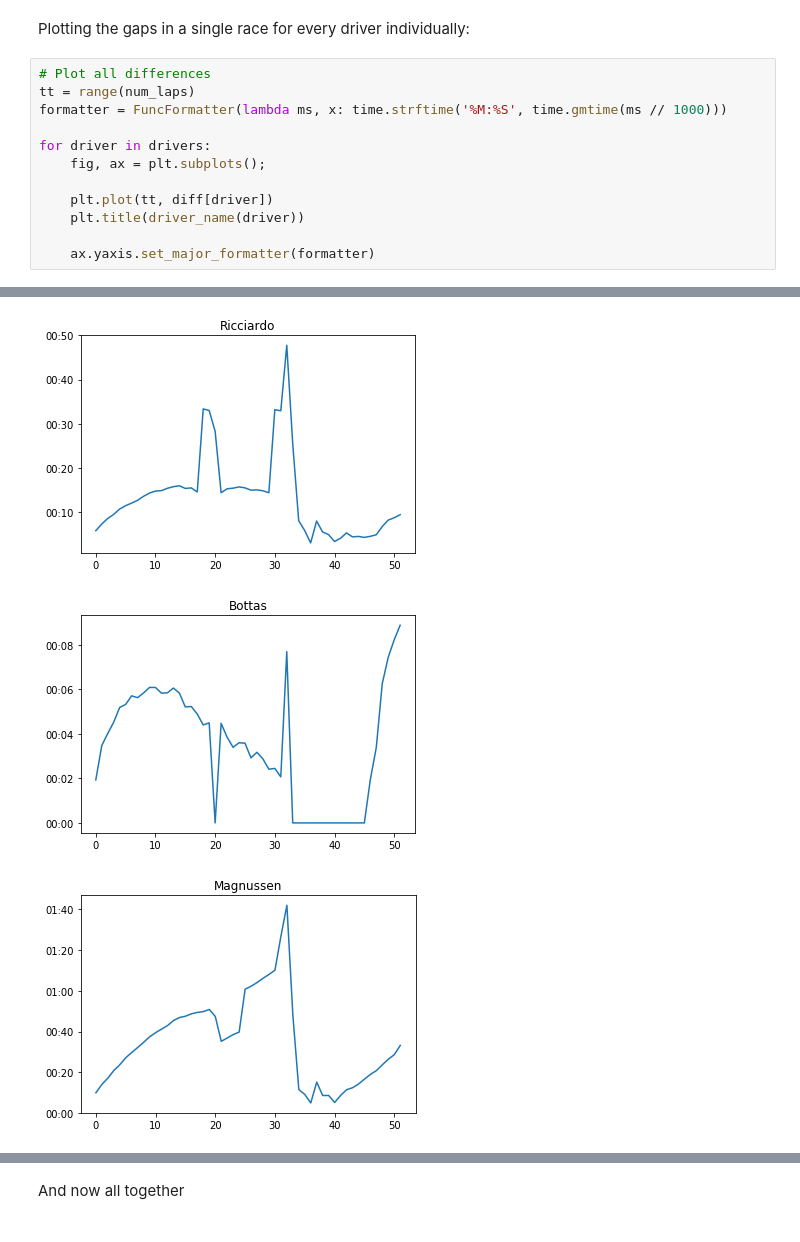
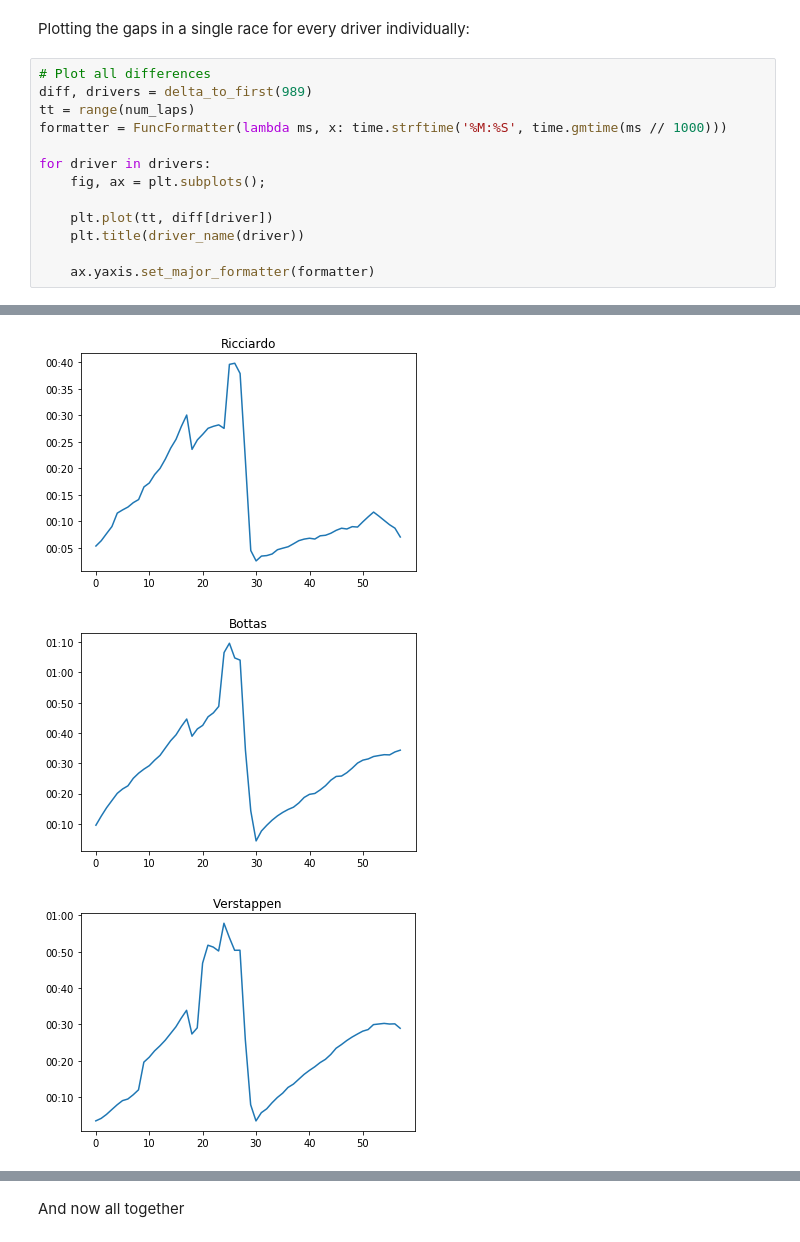
Before and after one commit to mr-gomez/Code19_F1_project, a Jupyter notebook: Lap time differences.ipynb, the cells around one changed output, grey strips where cells are left out. Drawn from its saved outputs; the diff is of its cells as text.

```diff
--- a/Lap time differences.ipynb
+++ b/Lap time differences.ipynb
@@ -171,6 +163,7 @@ Name: 9773, dtype: object
 Plotting the gaps in a single race for every driver individually:
 # %%
 # Plot all differences
+diff, drivers = delta_to_first(989)
 tt = range(num_laps)
 formatter = FuncFormatter(lambda ms, x: time.strftime('%M:%S', time.gmtime(ms // 1000)))
 
@@ -191,3 +184,3 @@ for driver in drivers:
-[figure, old version]
+[figure, new version]
-[figure, old version]
+[figure, new version]
-[figure, old version]
+[figure, new version]
```
Also changed, not shown: parts of 11 cells of this notebook.
